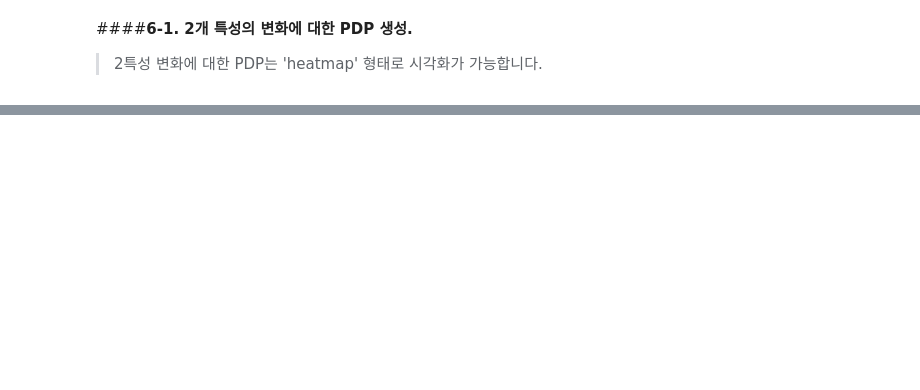
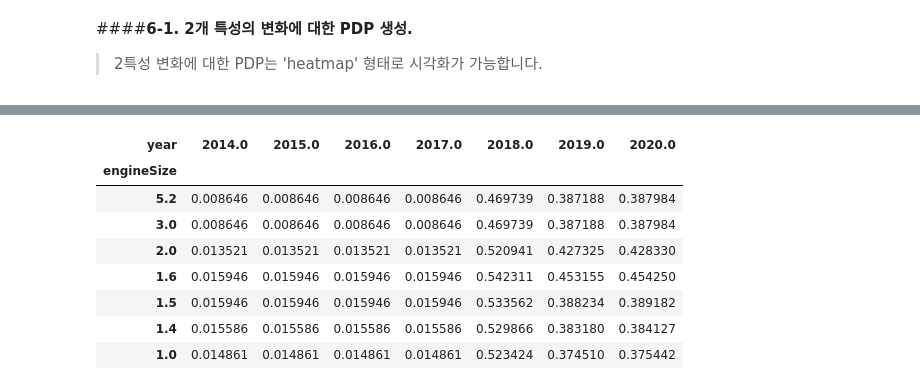
Before and after one commit to 00150/AI_07_JYP_Project_section_02, a Jupyter notebook: Classification_Used_car_modeling.ipynb, the cells around one changed output, grey strips where cells are left out. Saved outputs shown, nothing was run; the diff lists cells and outputs as text; code cells hidden in the pictures; blank space fills up the shorter version.

```diff
--- a/Classification_Used_car_modeling.ipynb
+++ b/Classification_Used_car_modeling.ipynb
@@ -1642,0 +1696,16 @@ target_features = ['year', 'engineSize']
+# %%
+# 위에서 만든 2D PDP 데이터를 pivoting 합니다.
+pdp_pivoted_data = interaction.pdp.pivot_table(
+    values = 'preds', columns = target_features[0], index = target_features[1] )[::-1]
+
+pdp_pivoted_data
+# %% [output]
+| year | 2014.0 | 2015.0 | 2016.0 | 2017.0 | 2018.0 | 2019.0 | 2020.0 |
+| engineSize |  |  |  |  |  |  |  |
+| 5.2 | 0.008646 | 0.008646 | 0.008646 | 0.008646 | 0.469739 | 0.387188 | 0.387984 |
+| 3.0 | 0.008646 | 0.008646 | 0.008646 | 0.008646 | 0.469739 | 0.387188 | 0.387984 |
+| 2.0 | 0.013521 | 0.013521 | 0.013521 | 0.013521 | 0.520941 | 0.427325 | 0.428330 |
+| 1.6 | 0.015946 | 0.015946 | 0.015946 | 0.015946 | 0.542311 | 0.453155 | 0.454250 |
+| 1.5 | 0.015946 | 0.015946 | 0.015946 | 0.015946 | 0.533562 | 0.388234 | 0.389182 |
+| 1.4 | 0.015586 | 0.015586 | 0.015586 | 0.015586 | 0.529866 | 0.383180 | 0.384127 |
+| 1.0 | 0.014861 | 0.014861 | 0.014861 | 0.014861 | 0.523424 | 0.374510 | 0.375442 |
```
Also changed, not shown: parts of 15 cells of this notebook.
